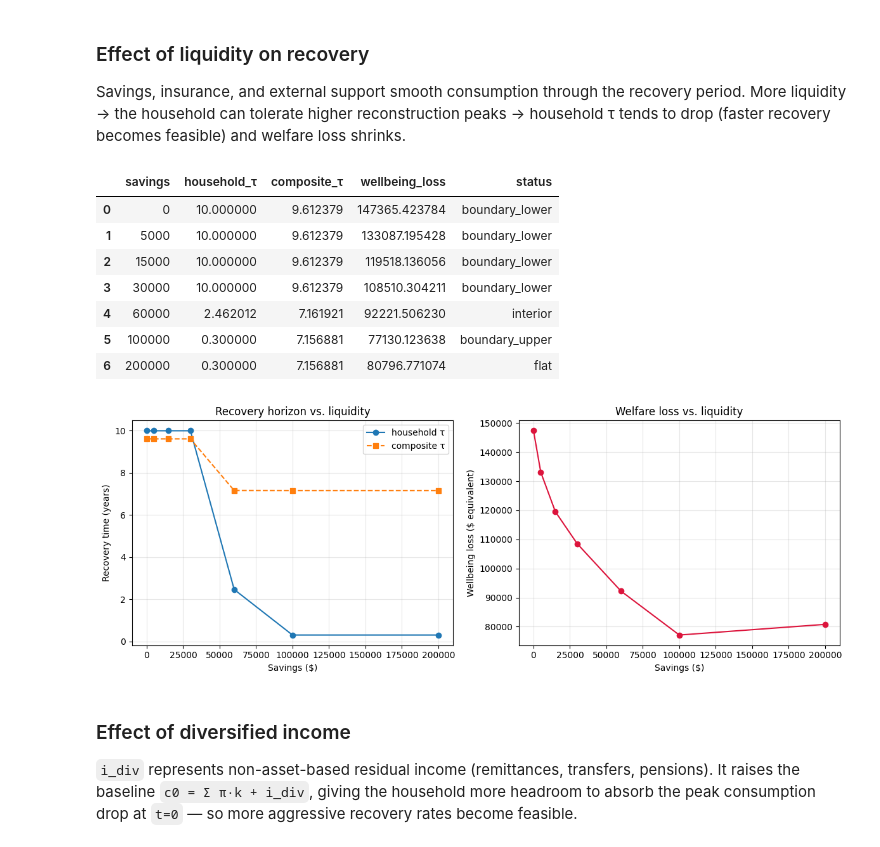
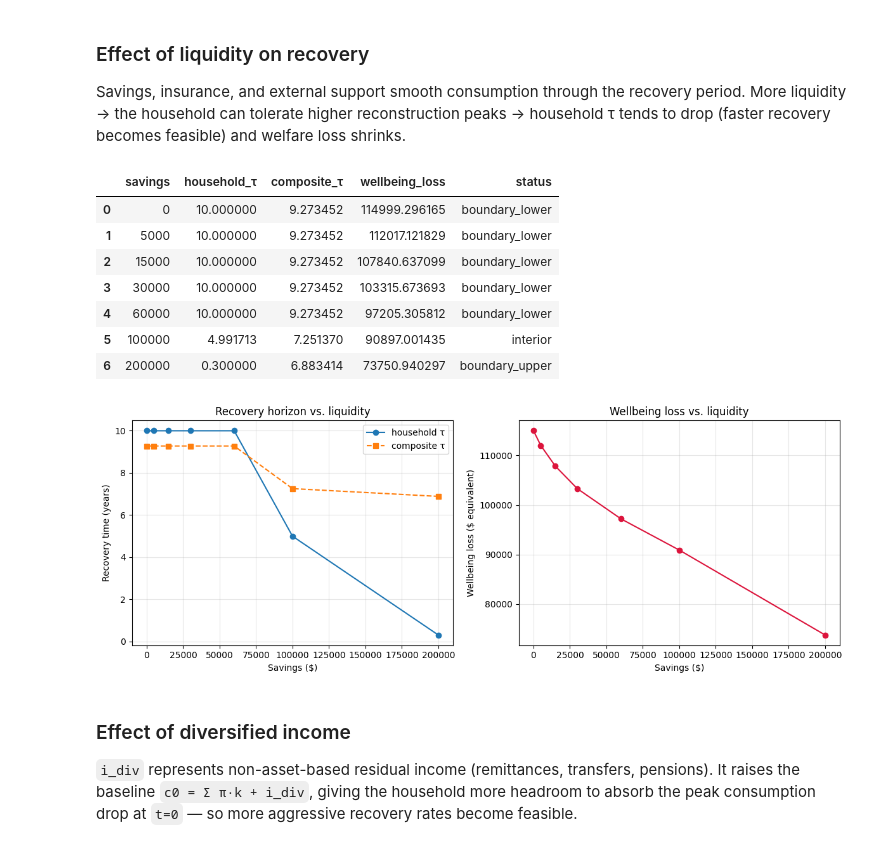
Before and after one commit to Deltares/fiat_toolbox, a Jupyter notebook: examples/well_being/4_extra_income_losses.ipynb, the cells around one changed output. Cells and saved outputs as stored; diff of their text form; code cells hidden in the pictures.

```diff
--- a/examples/well_being/4_extra_income_losses.ipynb
+++ b/examples/well_being/4_extra_income_losses.ipynb
@@ -121,13 +120,13 @@ def sensitivity_run(v=0.7, i_div=20000, savings=0):
     infeasible (no feasible λ in the search range).
     """
     cfg = WellBeingConfig(
-        owner_housing=CapitalStock(v=v, k=120000, pi=0.15),
-        rental_housing=CapitalStock(v=0.7, k=80000, recovery_time=10, pi=0.15),
+        owner_housing=CapitalStock(v=v, k=300000, pi=0.15),
+        rental_housing=IncomeStream(v=0.4, income=20000, recovery_time=10),
         labour_assets={
-            "Public": CapitalStock(v=0.4, k=50000, recovery_time=10, pi=0.15),
-            "Private": CapitalStock(v=0.4, k=50000, recovery_time=4, pi=0.15),
+            "Public": IncomeStream(v=0.3, income=70000, recovery_time=10),
+            "Private": IncomeStream(v=0.25, income=60000, recovery_time=4),
         },
-        income=IncomeConfig(i_avg=48000, i_div=i_div),
+        income=IncomeConfig(i_avg=80000, i_div=i_div),
         simulation=SimulationConfig(
             eta=1.5,
             rho=0.06,
@@ -223,42 +222,42 @@ for s in savings_grid:
             "composite_τ": m["composite_tau"],
             "wellbeing_loss": m["wellbeing_loss"],
             "status": m["status"],
         }
     )
 df_s = pd.DataFrame(rows)
 
 fig, (ax1, ax2) = plt.subplots(1, 2, figsize=(12, 4.5))
 ax1.plot(df_s["savings"], df_s["household_τ"], marker="o", label="household τ")
 ax1.plot(
     df_s["savings"],
     df_s["composite_τ"],
     marker="s",
     linestyle="--",
     label="composite τ",
 )
 ax1.set_xlabel("Savings ($)")
 ax1.set_ylabel("Recovery time (years)")
 ax1.set_title("Recovery horizon vs. liquidity")
 ax1.grid(True, alpha=0.3)
 ax1.legend()
 
 ax2.plot(df_s["savings"], df_s["wellbeing_loss"], marker="o", color="crimson")
 ax2.set_xlabel("Savings ($)")
 ax2.set_ylabel("Wellbeing loss ($ equivalent)")
-ax2.set_title("Welfare loss vs. liquidity")
+ax2.set_title("Wellbeing loss vs. liquidity")
 ax2.grid(True, alpha=0.3)
 plt.tight_layout()
 df_s
 # %% [output]
 |  | savings | household_τ | composite_τ | wellbeing_loss | status |
-| 0 | 0 | 10.000000 | 9.612379 | 147365.423784 | boundary_lower |
-| 1 | 5000 | 10.000000 | 9.612379 | 133087.195428 | boundary_lower |
-| 2 | 15000 | 10.000000 | 9.612379 | 119518.136056 | boundary_lower |
-| 3 | 30000 | 10.000000 | 9.612379 | 108510.304211 | boundary_lower |
-| 4 | 60000 | 2.462012 | 7.161921 | 92221.506230 | interior |
-| 5 | 100000 | 0.300000 | 7.156881 | 77130.123638 | boundary_upper |
-| 6 | 200000 | 0.300000 | 7.156881 | 80796.771074 | flat |
+| 0 | 0 | 10.000000 | 9.273452 | 114999.296165 | boundary_lower |
+| 1 | 5000 | 10.000000 | 9.273452 | 112017.121829 | boundary_lower |
+| 2 | 15000 | 10.000000 | 9.273452 | 107840.637099 | boundary_lower |
+| 3 | 30000 | 10.000000 | 9.273452 | 103315.673693 | boundary_lower |
+| 4 | 60000 | 10.000000 | 9.273452 | 97205.305812 | boundary_lower |
+| 5 | 100000 | 4.991713 | 7.251370 | 90897.001435 | interior |
+| 6 | 200000 | 0.300000 | 6.883414 | 73750.940297 | boundary_upper |
-[figure, old version]
+[figure, new version]
 # %% [markdown]
 ### Effect of diversified income
 
```
Also changed, not shown: parts of 12 cells of this notebook, 4 other files.
